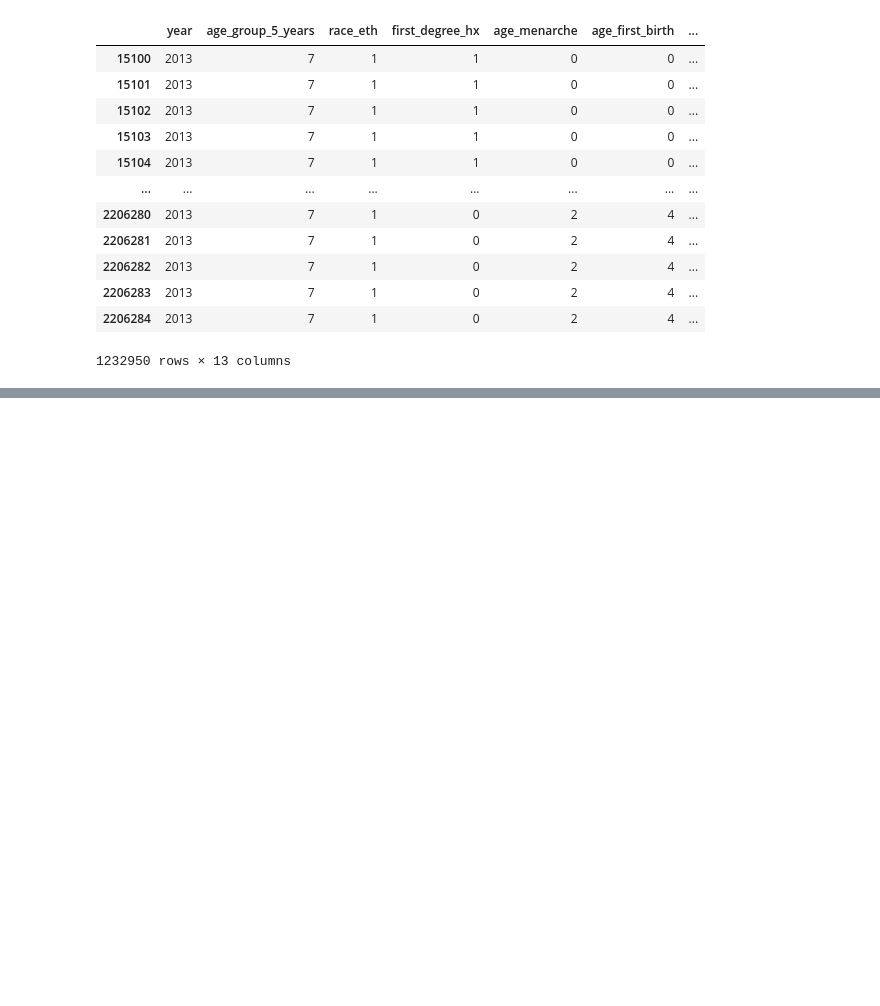
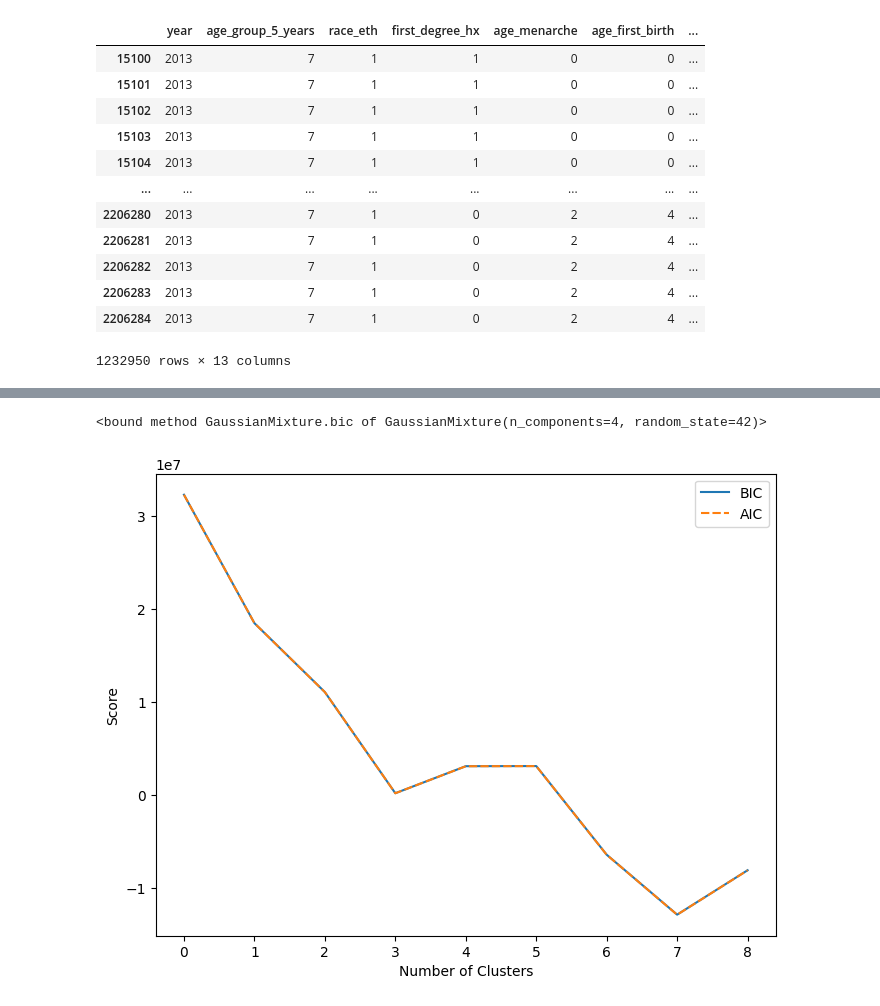
Before and after one commit to schwartzh2017/Final_Project_CL_HS, a Jupyter notebook: gmm.ipynb, the cells around one changed output, grey strips where cells are left out. Saved outputs shown, nothing was run; the diff lists cells and outputs as text; code cells hidden in the pictures; blank space fills up the shorter version.

```diff
--- a/gmm.ipynb
+++ b/gmm.ipynb
@@ -58,8 +84,8 @@ Text(0.5, 0, 'Number Of Component')
 # %%
 # create GM Models
-model = GaussianMixture(n_components=5,
-                        random_state=42).fit(df)
-cluster = pd.Series(model.predict(df))
+model = GaussianMixture(n_components=7,
+                        random_state=42).fit(df_data)
+cluster = pd.Series(model.predict(df_data))
 df['cluster'] = cluster
 df
 # %% [output]
@@ -88 +116,18 @@ cluster
 Name: count, dtype: int64
+# %%
+model.bic
+# %% [output]
+<bound method GaussianMixture.bic of GaussianMixture(n_components=4, random_state=42)>
+# %%
+gmm_model_comparisons=pd.DataFrame({"n_components" : 4,
+                                  "BIC" : [m.bic(df.loc[:, df.columns != 'breast_cancer_history']) for m in models],
+                                   "AIC" : [m.aic(df.loc[:, df.columns != 'breast_cancer_history']) for m in models]})
+# %%
+plt.figure(figsize=(8,6))
+sns.lineplot(data=gmm_model_comparisons[["BIC","AIC"]])
+plt.xlabel("Number of Clusters")
+plt.ylabel("Score")
+plt.savefig("GMM_model_comparison_with_AIC_BIC_Scores_Python.png",
+                    format='png',dpi=150)
+# %% [output]
+[figure, added]
```
Also changed, not shown: parts of 7 cells of this notebook.
